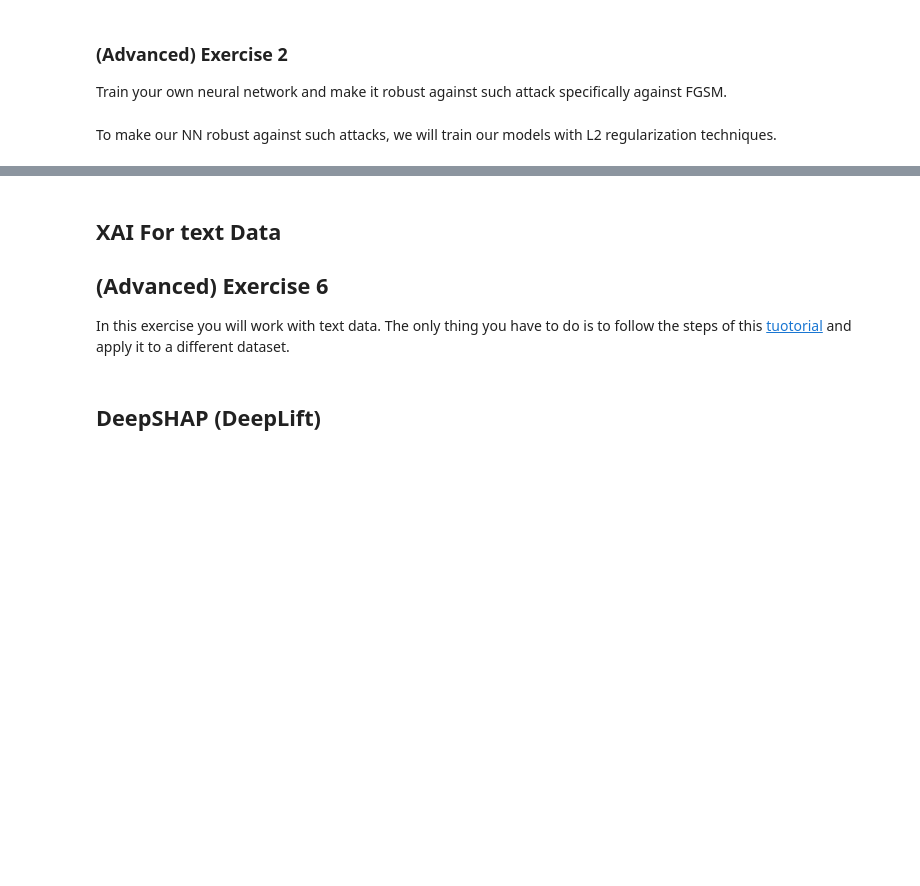
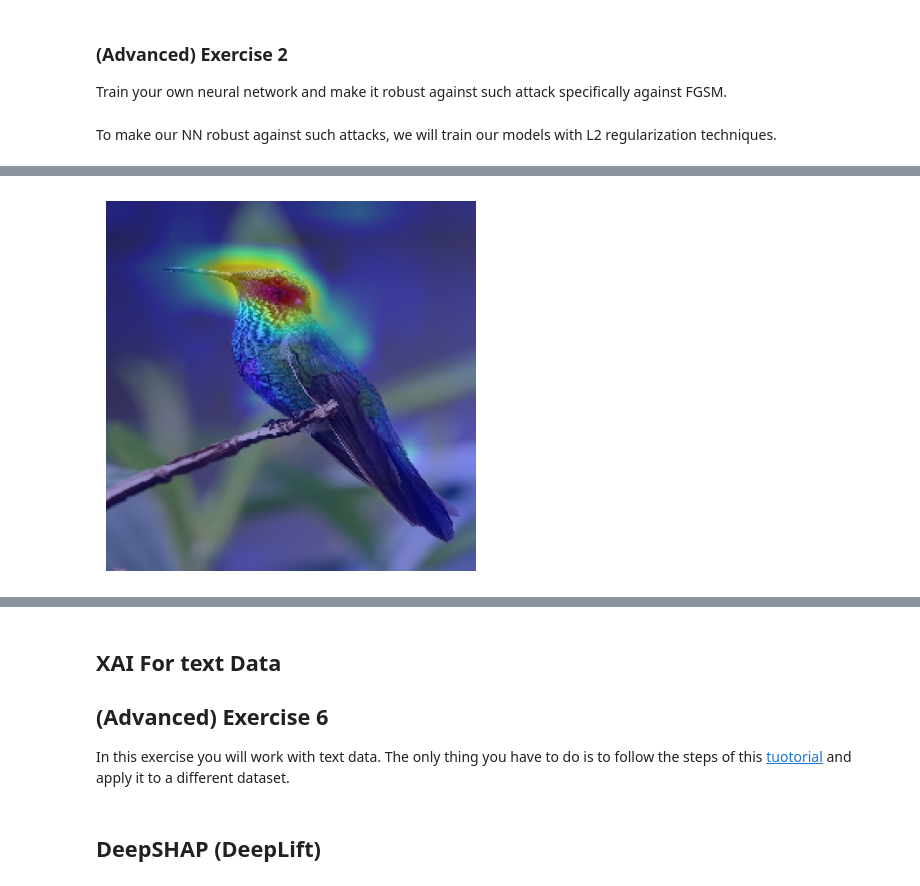
Before and after one commit to Wan-Razaq/Expainable-AI, a Jupyter notebook: 2024_Lecture_3_XAI.ipynb, the cells around one changed output, grey strips where cells are left out. Drawn from its saved outputs; the diff is of its cells as text; code cells hidden in the pictures; blank space fills up the shorter version.

```diff
--- a/2024_Lecture_3_XAI.ipynb
+++ b/2024_Lecture_3_XAI.ipynb
@@ -199,0 +376,87 @@ Compare the results. Some points to look for are:
+# %%
+import numpy as np
+import tensorflow as tf
+from tensorflow.keras.applications import VGG16
+from tensorflow.keras.models import Model
+from tensorflow.keras.preprocessing import image
+from tensorflow.keras.applications.vgg16 import preprocess_input, decode_predictions
+import matplotlib.pyplot as plt
+import cv2
+
+# Function to compute Grad-CAM
+def compute_grad_cam(model, img_path, preprocess_function):
+    # Step 1: Load and preprocess the image
+    img = image.load_img(img_path, target_size=(224, 224))
+    x = image.img_to_array(img)
+    x = np.expand_dims(x, axis=0)
+    x = preprocess_function(x)
+
+    # Step 2: Forward pass: Get the predictions
+    preds = model.predict(x)
+    class_idx = np.argmax(preds[0])
+    print(f"Class index: {class_idx}")
+
+    # Step 3: Get the last convolutional layer
+    last_conv_layer = model.get_layer("block5_conv3")
+    print(f"Last convolutional layer: {last_conv_layer.name}")
+
+    # Step 4: Create a model that maps the input image to the activations of the last conv layer and the output predictions
+    model_with_conv_output = Model(inputs=model.inputs, outputs=[last_conv_layer.output, model.output])
+
+    # Step 5: Get the gradient of the class output with respect to the last conv layer output
+    with tf.GradientTape() as tape:
+        conv_output, predictions = model_with_conv_output(x)
+        loss = predictions[:, class_idx]
+        grads = tape.gradient(loss, conv_output)
+
+    # Step 6: Check if grads is not None
+    if grads is None:
+        raise ValueError("Gradients are None, which indicates an issue with the gradient computation.")
+
+    print("Gradients computed.")
+
+    # Step 7: Compute the average of the gradients
+    pooled_grads = tf.reduce_mean(grads, axis=(0, 1, 2))
+    print(f"Pooled gradients shape: {pooled_grads.shape}")
+
+    # Step 8: Weight the feature map with the gradients
+    conv_output = conv_output[0]
+    heatmap = conv_output @ pooled_grads[..., tf.newaxis]
+    heatmap = tf.squeeze(heatmap)
+    print(f"Heatmap shape before ReLU: {heatmap.shape}")
+
+    # Step 9: Apply ReLU to the heatmap
+    heatmap = tf.maximum(heatmap, 0)
+    print("ReLU applied to heatmap.")
+
+    # Step 10: Normalize the heatmap
+    heatmap /= tf.reduce_max(heatmap)
+    heatmap = heatmap.numpy()
+    print(f"Heatmap shape after normalization: {heatmap.shape}")
+
+    # Step 11: Resize the heatmap to the size of the input image
+    heatmap = cv2.resize(heatmap, (img.size[0], img.size[1]))
+
+    # Step 12: Convert heatmap to RGB
+    heatmap = np.uint8(255 * heatmap)
+    heatmap = cv2.applyColorMap(heatmap, cv2.COLORMAP_JET)
+    print("Heatmap resized and color mapped.")
+
+    # Step 13: Overlay the heatmap on the original image
+    img_bgr = cv2.cvtColor(np.array(img), cv2.COLOR_RGB2BGR)
+    overlay = cv2.addWeighted(img_bgr, 0.6, heatmap, 0.4, 0)
+    print("Overlay created.")
+
+    return overlay
+
+# Example usage
+img_path = "Input-Image-Pixel-Attribution/hummingbird.jpeg"
+model = VGG16(weights='imagenet')
+
+grad_cam_overlay = compute_grad_cam(model, img_path, preprocess_input)
+
+# Display the image
+plt.imshow(cv2.cvtColor(grad_cam_overlay, cv2.COLOR_BGR2RGB))
+plt.axis('off')
+plt.show()
+# %% [output]
@@ -199,0 +473 @@ Compare the results. Some points to look for are:
+[figure, added]
```
Also changed, not shown: parts of 12 cells of this notebook, 4 other files.
